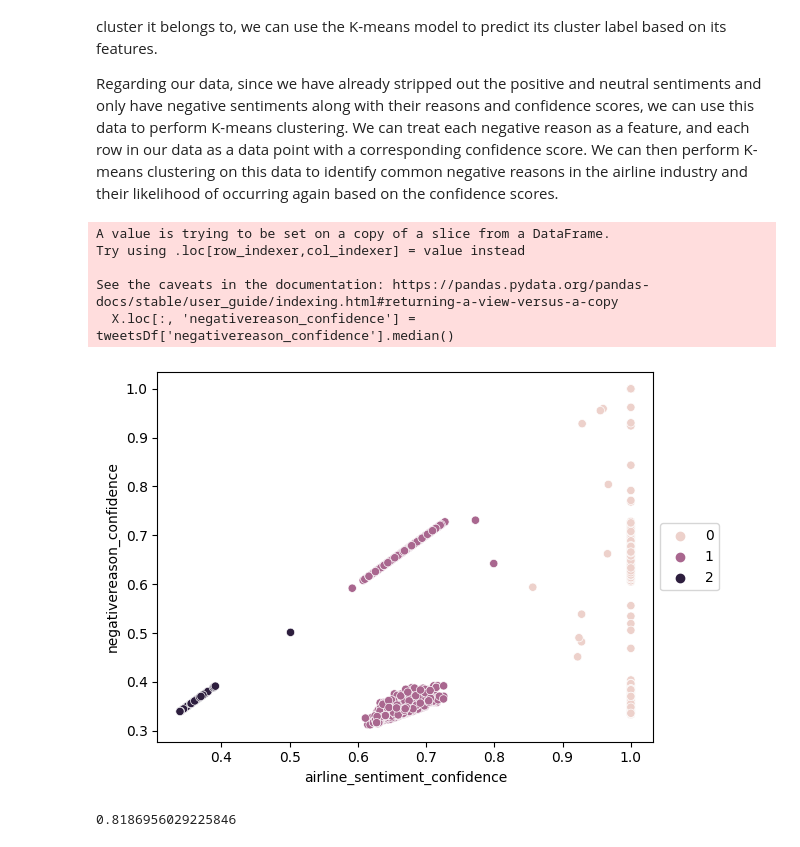
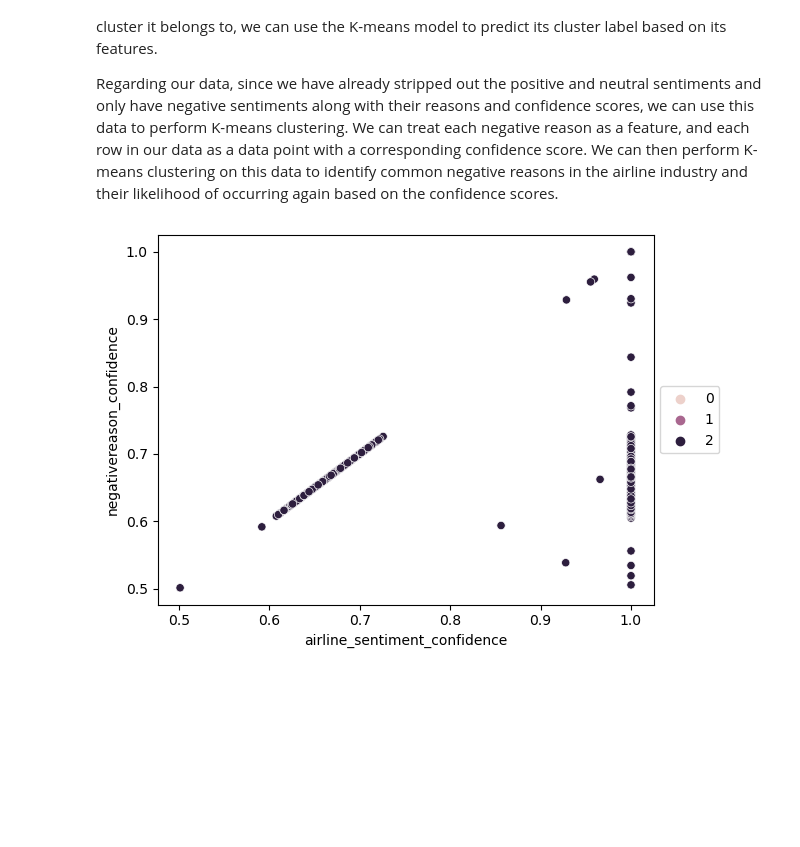
Before and after one commit to ElDon2308/Airline-Sentiment-Analysis, a Jupyter notebook: Data-minng-project copy.ipynb, the cells around one changed output. Saved outputs shown, nothing was run; the diff lists cells and outputs as text; code cells hidden in the pictures; blank space fills up the shorter version.

Commit message:
Ganesh Copy

```diff
--- a/Data-minng-project copy.ipynb
+++ b/Data-minng-project copy.ipynb
@@ -190,66 +267,34 @@ After using K-means clustering, we can use the cluster labels assigned to each d
 
 Regarding our data, since we have already stripped out the positive and neutral sentiments and only have negative sentiments along with their reasons and confidence scores, we can use this data to perform K-means clustering. We can treat each negative reason as a feature, and each row in our data as a data point with a corresponding confidence score. We can then perform K-means clustering on this data to identify common negative reasons in the airline industry and their likelihood of occurring again based on the confidence scores.
 # %%
-# Select the relevant features for clustering
-X = tweetsDf[['airline_sentiment_confidence']]
-X.loc[:, 'negativereason_confidence'] = tweetsDf['negativereason_confidence'].median()
+#X = tweetsDf[['airline_sentiment', 'airline_sentiment_confidence']]
+#X = pd.get_dummies(X, columns=['airline_sentiment'])
 
-# Scale the features using StandardScaler
+X = tweetsDf[['negativereason_confidence', 'airline_sentiment_confidence']]
+
+X = pd.get_dummies(X, columns=['negativereason_confidence'])
+
 from sklearn.preprocessing import StandardScaler
 scaler = StandardScaler()
 X_scaled = scaler.fit_transform(X)
 
-# Perform KMeans clustering with 3 clusters
 from sklearn.cluster import KMeans
 kmeans = KMeans(n_clusters=3)
 kmeans.fit(X_scaled)
 
-# Visualize the results using a scatterplot
 import matplotlib.pyplot as plt
 import seaborn as sns
 
 # Add cluster assignments to the dataframe
 tweetsDf['cluster'] = kmeans.labels_
 
 # Plot the clusters
+
 sns.scatterplot(x='airline_sentiment_confidence', y='negativereason_confidence', hue='cluster', data=tweetsDf)
-plt.legend(loc='center left', bbox_to_anchor=(1, 0.5), fontsize=10)
+
+#sns.scatterplot(x='negativereason', y='negativereason_confidence', hue='cluster', data=tweetsDf)
+
+plt.legend(loc='center left', bbox_to_anchor=(1, 0.5),fontsize=10)
 plt.show()
 # %% [output]
-A value is trying to be set on a copy of a slice from a DataFrame.
-Try using .loc[row_indexer,col_indexer] = value instead
-
-See the caveats in the documentation: https://pandas.pydata.org/pandas-docs/stable/user_guide/indexing.html#returning-a-view-versus-a-copy
-  X.loc[:, 'negativereason_confidence'] = tweetsDf['negativereason_confidence'].median()
-[figure, old version]
+[figure, new version]
-# %%
-from sklearn.model_selection import train_test_split
-
-# Select the features you want to use for clustering
-X = tweetsDf[['airline_sentiment_confidence', 'negativereason_confidence']]
-
-# Scale the features
-from sklearn.preprocessing import StandardScaler
-scaler = StandardScaler()
-X_scaled = scaler.fit_transform(X)
-
-# Split the data into training and test sets
-X_train, X_test = train_test_split(X_scaled, test_size=0.2, random_state=42)
-
-# Fit the KMeans model to the training data
-kmeans = KMeans(n_clusters=3, n_init=10)
-kmeans.fit(X_train)
-
-# Predict the clusters for the test data
-test_clusters = kmeans.predict(X_test)
-
-# Evaluate the clustering performance using a metric such as silhouette score
-from sklearn.metrics import silhouette_score
-silhouette_score(X_test, test_clusters)
-
-'''
-the number generated below basically says that the k-means clustering alg ID the correct cluster
-82% of the time.
-'''
-# %% [output]
-0.8186956029225846
```
Also changed, not shown: parts of 30 cells of this notebook.
